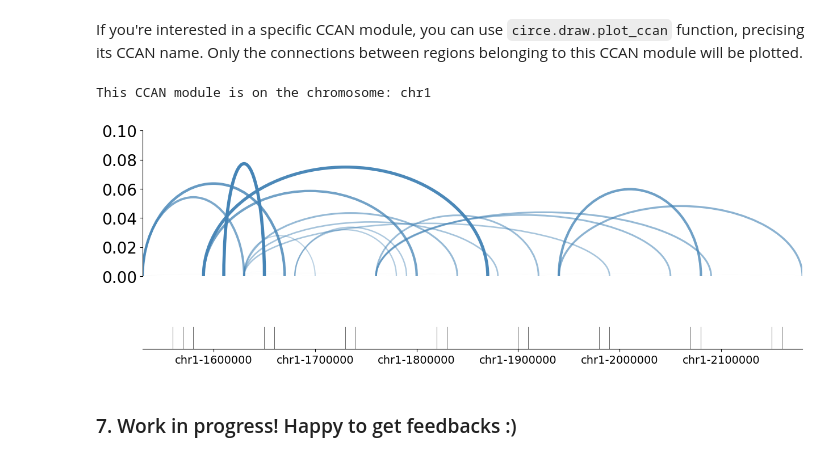
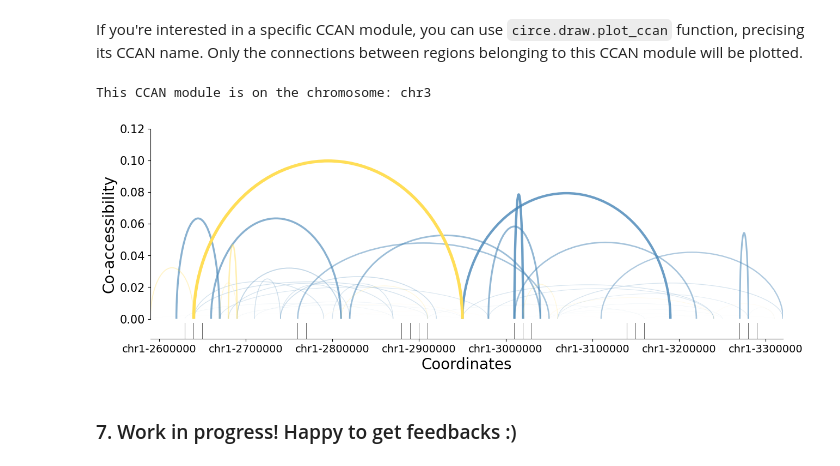
Before and after one commit to cantinilab/Circe, a Jupyter notebook: Examples/Minimal_example.ipynb, the cells around one changed output. Saved outputs shown, nothing was run; the diff lists cells and outputs as text; code cells hidden in the pictures.

```diff
--- a/Examples/Minimal_example.ipynb
+++ b/Examples/Minimal_example.ipynb
@@ -70,0 +107,2 @@ metacells = ci.metacells.compute_metacells(atac)
+# %%
+atac.obsm["dim"] = atac.X
@@ -272,14 +305,14 @@ If you're interested in a specific CCAN module, you can use `circe.draw.plot_cca
 # %%
 ci.draw.plot_ccan(
     atac,
-    ccan_module=17,
+    ccan_module=atac.var['CCAN'].value_counts().index[0],
     sep=('_', '_'),
     abs_threshold=0,
     figsize=(15,5),
-    only_positive=True)
+    only_positive=False)
 # %% [output]
-This CCAN module is on the chromosome: chr1
+This CCAN module is on the chromosome: chr3
-[figure, old version]
+[figure, new version]
 # %% [markdown]
 ### 7. Work in progress! Happy to get feedbacks :)
 # %% [markdown]
```
Also changed, not shown: parts of 17 cells of this notebook, 1 other file.
